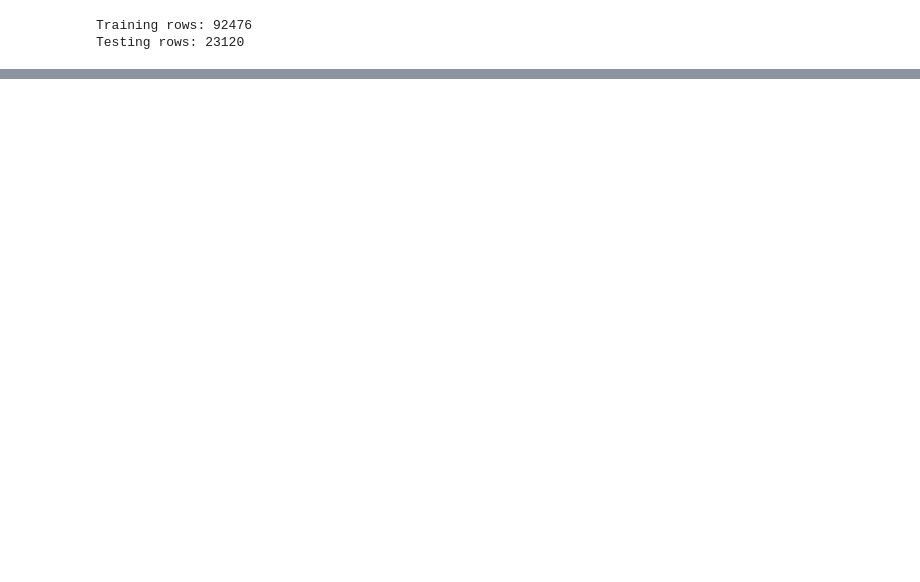
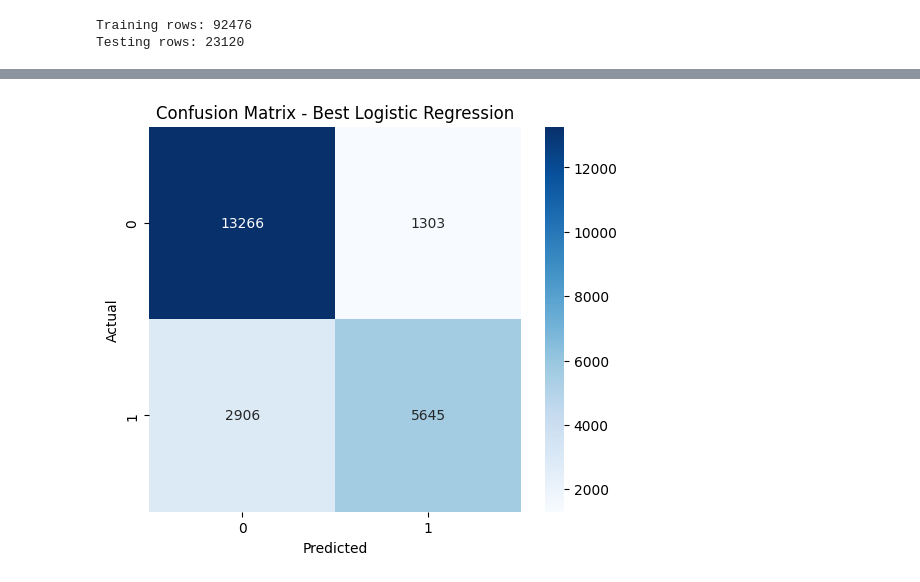
Before and after one commit to devanshidudhatra/202618027_Devanshi_Dudhatra_DS605, a Jupyter notebook: 202618027_Lab_03/202618027_Lab_03.ipynb, the cells around one changed output, grey strips where cells are left out. Cells and saved outputs as stored; diff of their text form; code cells hidden in the pictures; blank space fills up the shorter version.

```diff
--- a/202618027_Lab_03/202618027_Lab_03.ipynb
+++ b/202618027_Lab_03/202618027_Lab_03.ipynb
@@ -307,0 +399,2 @@ preprocessor_B = ColumnTransformer([
+# %%
+logistic_B.fit(X_train, y_train)
@@ -307,0 +419,2 @@ preprocessor_B = ColumnTransformer([
+# %%
+tree_A.fit(X_train, y_train)
@@ -307,0 +439,2 @@ preprocessor_B = ColumnTransformer([
+# %%
+tree_B.fit(X_train, y_train)
@@ -307,0 +638,7 @@ preprocessor_B = ColumnTransformer([
+# %%
+best_logistic_index = results[
+    results["Model"] == "Logistic Regression"
+]["F1 Score"].idxmax()
+
+print("\nBest Logistic Regression:")
+print(results.loc[best_logistic_index])
@@ -307,0 +672,27 @@ preprocessor_B = ColumnTransformer([
+# %%
+if best_logistic_index == 0:
+    best_logistic_predictions = test_pred_logistic_A
+else:
+    best_logistic_predictions = test_pred_logistic_B
+
+
+cm_logistic = confusion_matrix(
+    y_test,
+    best_logistic_predictions
+)
+
+plt.figure(figsize=(6, 5))
+
+sns.heatmap(
+    cm_logistic,
+    annot=True,
+    fmt="d",
+    cmap="Blues"
+)
+
+plt.title("Confusion Matrix - Best Logistic Regression")
+plt.xlabel("Predicted")
+plt.ylabel("Actual")
+plt.show()
+# %% [output]
+[figure, added]
```
Also changed, not shown: parts of 19 cells of this notebook.
